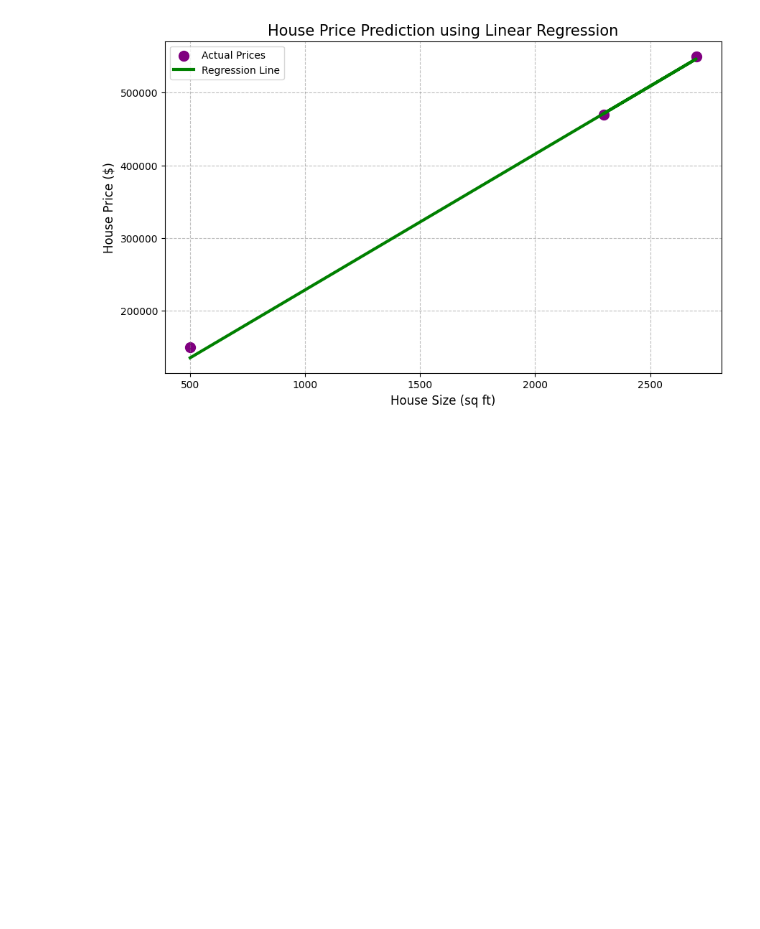
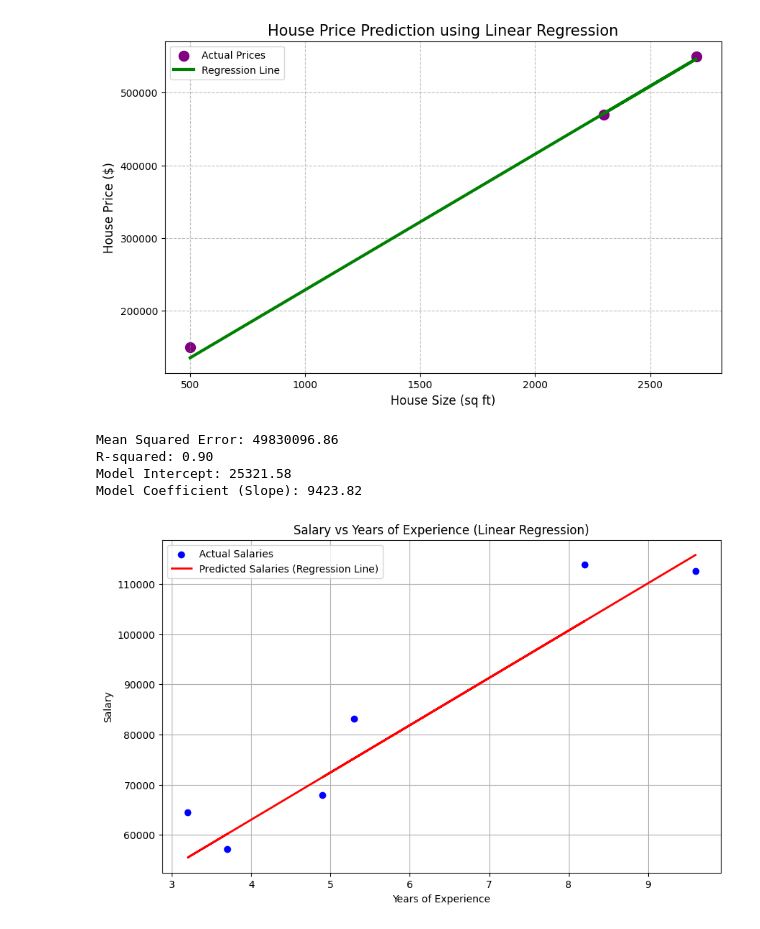
Before and after one commit to Chilakalapudisharon/ML_LAB_2026-27, a Jupyter notebook: Linear_regression.ipynb, the cells around one changed output. Cells and saved outputs as stored; diff of their text form; code cells hidden in the pictures; blank space fills up the shorter version.

```diff
--- a/Linear_regression.ipynb
+++ b/Linear_regression.ipynb
@@ -85,3 +85,58 @@ R2 Score: 0.9974292019699085
 Intercept: 41959.699723429454
 Slope: 186.80363492690637
 [figure]
+# %%
+import pandas as pd
+import numpy as np
+from sklearn.linear_model import LinearRegression
+from sklearn.model_selection import train_test_split
+import matplotlib.pyplot as plt
+
+# 1. Create a sample dataset
+# Let's consider a simple relationship between 'YearsExperience' and 'Salary'
+data = {
+    'YearsExperience': [1.1, 1.3, 1.5, 2.0, 2.2, 2.9, 3.0, 3.2, 3.2, 3.7, 3.9, 4.0, 4.0, 4.1, 4.5, 4.9, 5.1, 5.3, 5.9, 6.0, 6.8, 7.1, 7.9, 8.2, 8.7, 9.0, 9.5, 9.6, 10.3, 10.5],
+    'Salary': [39343, 46205, 37731, 43525, 39891, 56642, 60150, 54445, 64445, 57189, 63218, 55794, 56957, 57081, 61111, 67938, 66029, 83088, 81363, 93940, 91738, 98273, 101302, 113812, 109431, 105582, 116969, 112635, 122391, 121872]
+}
+df = pd.DataFrame(data)
+
+# 2. Prepare the data for the model
+X = df[['YearsExperience']]  # Independent variable (features)
+y = df['Salary']             # Dependent variable (target)
+
+# 3. Split the data into training and testing sets
+X_train, X_test, y_train, y_test = train_test_split(X, y, test_size=0.2, random_state=42)
+
+# 4. Create and train the Linear Regression model
+model = LinearRegression()
+model.fit(X_train, y_train)
+
+# 5. Make predictions on the test set
+y_pred = model.predict(X_test)
+
+# 6. Evaluate the model (optional, but good practice)
+from sklearn.metrics import mean_squared_error, r2_score
+mse = mean_squared_error(y_test, y_pred)
+r2 = r2_score(y_test, y_pred)
+
+print(f"Mean Squared Error: {mse:.2f}")
+print(f"R-squared: {r2:.2f}")
+print(f"Model Intercept: {model.intercept_:.2f}")
+print(f"Model Coefficient (Slope): {model.coef_[0]:.2f}")
+
+# 7. Visualize the results
+plt.figure(figsize=(10, 6))
+plt.scatter(X_test, y_test, color='blue', label='Actual Salaries')
+plt.plot(X_test, y_pred, color='red', linewidth=2, label='Predicted Salaries (Regression Line)')
+plt.title('Salary vs Years of Experience (Linear Regression)')
+plt.xlabel('Years of Experience')
+plt.ylabel('Salary')
+plt.legend()
+plt.grid(True)
+plt.show()
+# %% [output]
+Mean Squared Error: 49830096.86
+R-squared: 0.90
+Model Intercept: 25321.58
+Model Coefficient (Slope): 9423.82
+[figure, added]
```
Also changed, not shown: parts of 1 cell of this notebook.
